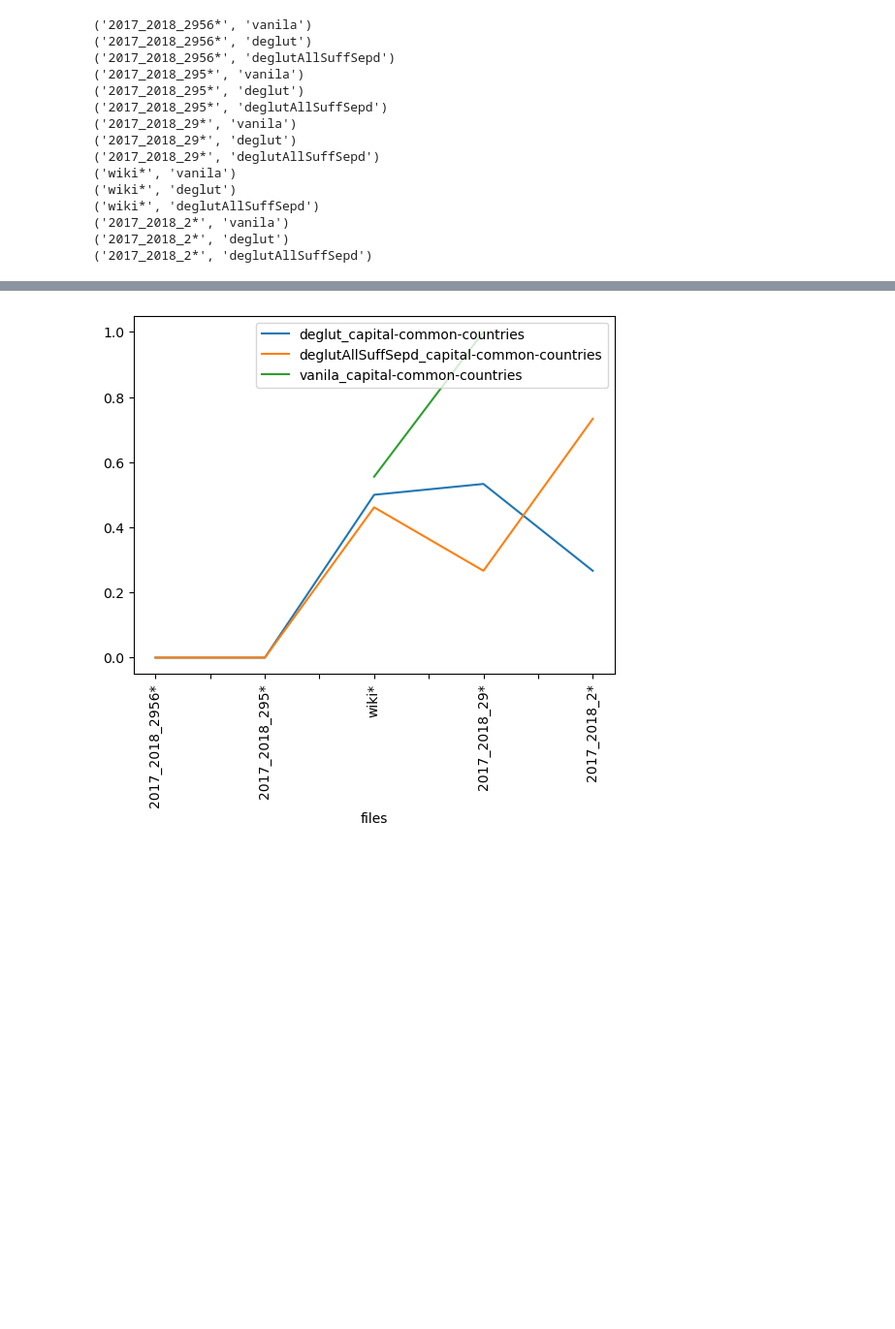
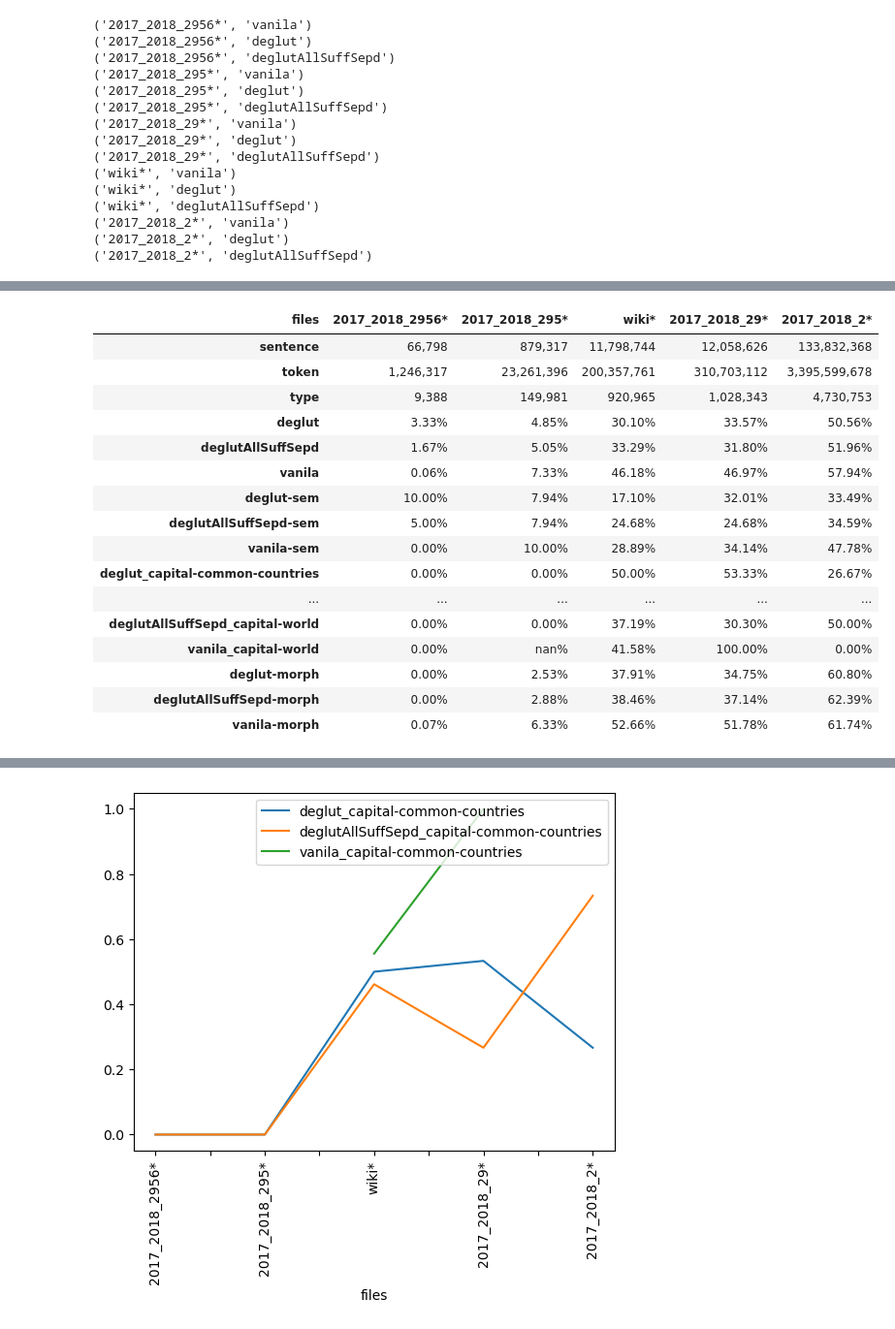
Before and after one commit to makrai/analogy-gluten-free, a Jupyter notebook: gluten-free-analogy.ipynb, the cells around one changed output, grey strips where cells are left out. Shown at 97% size. Cells and saved outputs as stored; diff of their text form; code cells hidden in the pictures; blank space fills up the shorter version.

Commit message:
adds semantic scores to the main table

```diff
--- a/gluten-free-analogy.ipynb
+++ b/gluten-free-analogy.ipynb
@@ -124,0 +144,36 @@ def thousand(int_):
+# %%
+columns_size = ['sentence', 'token', 'type']
+columns_accur = ['deglut', 'deglutAllSuffSepd', 'vanila']
+columns_capital = ['deglut_capital-common-countries',
+       'deglutAllSuffSepd_capital-common-countries',
+       'vanila_capital-common-countries', 'deglut_capital-world',
+       'deglutAllSuffSepd_capital-world', 'vanila_capital-world']
+df = get_table_of_acc_by_size()[columns_size+columns_accur]
+df = df.join(get_table_of_acc_by_size(values='sem-accur')[columns_accur+columns_capital], rsuffix='-sem')
+df = df.join(get_table_of_acc_by_size(values='morph-accur')[columns_accur], rsuffix='-morph')
+# %%
+df.loc['formatter'] = lambda num: f'{num:.2%}'
+# %%
+df.loc['formatter', ['sentence', 'token', 'type']] = lambda num: f'{num:,}'
+# %%
+df_shown = df.drop(index='formatter').apply(df.loc['formatter'])
+# %%
+df_shown.T
+# %% [output]
+| files | 2017_2018_2956* | 2017_2018_295* | wiki* | 2017_2018_29* | 2017_2018_2* |
+| sentence | 66,798 | 879,317 | 11,798,744 | 12,058,626 | 133,832,368 |
+| token | 1,246,317 | 23,261,396 | 200,357,761 | 310,703,112 | 3,395,599,678 |
+| type | 9,388 | 149,981 | 920,965 | 1,028,343 | 4,730,753 |
+| deglut | 3.33% | 4.85% | 30.10% | 33.57% | 50.56% |
+| deglutAllSuffSepd | 1.67% | 5.05% | 33.29% | 31.80% | 51.96% |
+| vanila | 0.06% | 7.33% | 46.18% | 46.97% | 57.94% |
+| deglut-sem | 10.00% | 7.94% | 17.10% | 32.01% | 33.49% |
+| deglutAllSuffSepd-sem | 5.00% | 7.94% | 24.68% | 24.68% | 34.59% |
+| vanila-sem | 0.00% | 10.00% | 28.89% | 34.14% | 47.78% |
+| deglut_capital-common-countries | 0.00% | 0.00% | 50.00% | 53.33% | 26.67% |
+| ... | ... | ... | ... | ... | ... |
+| deglutAllSuffSepd_capital-world | 0.00% | 0.00% | 37.19% | 30.30% | 50.00% |
+| vanila_capital-world | 0.00% | nan% | 41.58% | 100.00% | 0.00% |
+| deglut-morph | 0.00% | 2.53% | 37.91% | 34.75% | 60.80% |
+| deglutAllSuffSepd-morph | 0.00% | 2.88% | 38.46% | 37.14% | 62.39% |
+| vanila-morph | 0.07% | 6.33% | 52.66% | 51.78% | 61.74% |
```
Also changed, not shown: parts of 13 cells of this notebook.
